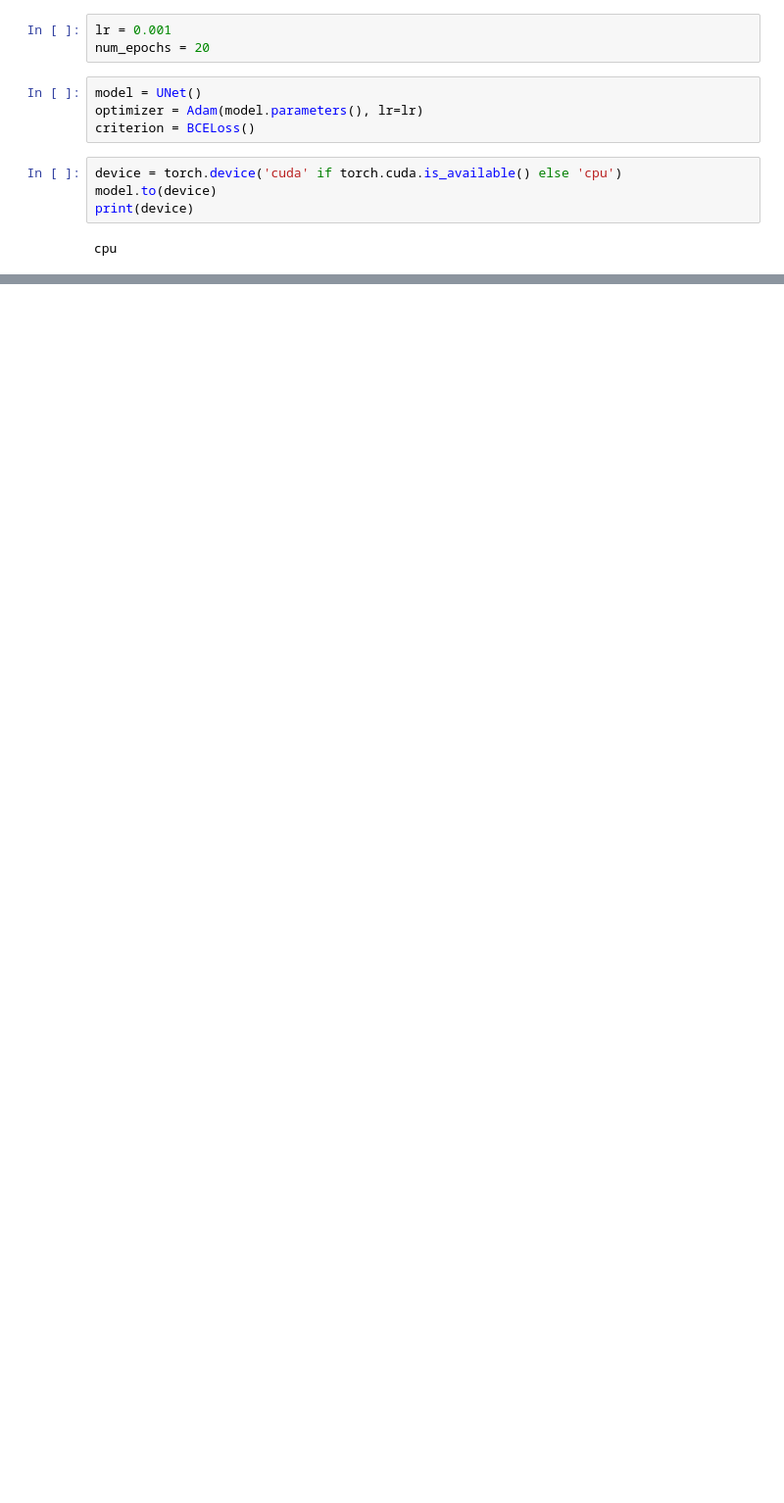
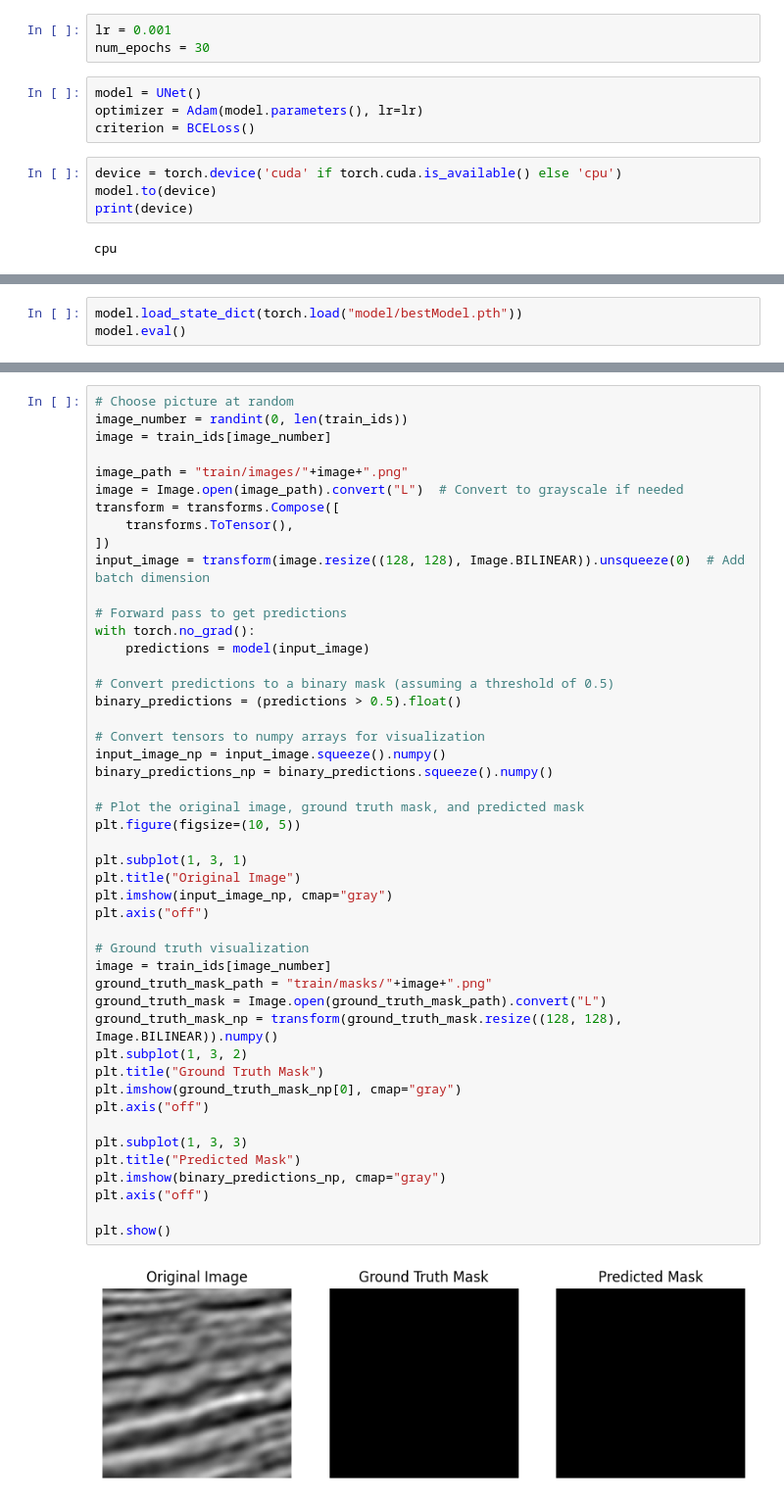
Before and after one commit to fred3105/Segmentation, a Jupyter notebook: segmentation.ipynb, the cells around one changed output, grey strips where cells are left out. Shown at 98% size. Cells and saved outputs as stored; diff of their text form; blank space fills up the shorter version.

```diff
--- a/segmentation.ipynb
+++ b/segmentation.ipynb
@@ -160,7 +162,7 @@ dataset = CustomDataset(train_ids, train_img_dir, train_mask_dir, transform=tran
 train_loader = DataLoader(dataset, batch_size=32, shuffle=True)
 # %%
 lr = 0.001
-num_epochs = 20
+num_epochs = 30
 # %%
 model = UNet()
 optimizer = Adam(model.parameters(), lr=lr)
@@ -235,0 +323,3 @@ Epoch 5/20, Training Loss: 0.6054136157035828, Validation Loss: 0.56366187906265
+# %%
+model.load_state_dict(torch.load("model/bestModel.pth"))
+model.eval()
@@ -235,0 +344,49 @@ Epoch 5/20, Training Loss: 0.6054136157035828, Validation Loss: 0.56366187906265
+# %%
+# Choose picture at random
+image_number = randint(0, len(train_ids))
+image = train_ids[image_number]
+
+image_path = "train/images/"+image+".png"
+image = Image.open(image_path).convert("L")  # Convert to grayscale if needed
+transform = transforms.Compose([
+    transforms.ToTensor(),
+])
+input_image = transform(image.resize((128, 128), Image.BILINEAR)).unsqueeze(0)  # Add batch dimension
+
+# Forward pass to get predictions
+with torch.no_grad():
+    predictions = model(input_image)
+
+# Convert predictions to a binary mask (assuming a threshold of 0.5)
+binary_predictions = (predictions > 0.5).float()
+
+# Convert tensors to numpy arrays for visualization
+input_image_np = input_image.squeeze().numpy()
+binary_predictions_np = binary_predictions.squeeze().numpy()
+
+# Plot the original image, ground truth mask, and predicted mask
+plt.figure(figsize=(10, 5))
+
+plt.subplot(1, 3, 1)
+plt.title("Original Image")
+plt.imshow(input_image_np, cmap="gray")
+plt.axis("off")
+
+# Ground truth visualization
+image = train_ids[image_number]
+ground_truth_mask_path = "train/masks/"+image+".png"
+ground_truth_mask = Image.open(ground_truth_mask_path).convert("L")
+ground_truth_mask_np = transform(ground_truth_mask.resize((128, 128), Image.BILINEAR)).numpy()
+plt.subplot(1, 3, 2)
+plt.title("Ground Truth Mask")
+plt.imshow(ground_truth_mask_np[0], cmap="gray")
+plt.axis("off")
+
+plt.subplot(1, 3, 3)
+plt.title("Predicted Mask")
+plt.imshow(binary_predictions_np, cmap="gray")
+plt.axis("off")
+
+plt.show()
+# %% [output]
+[figure, added]
```
Also changed, not shown: parts of 7 cells of this notebook, 1 other file.
